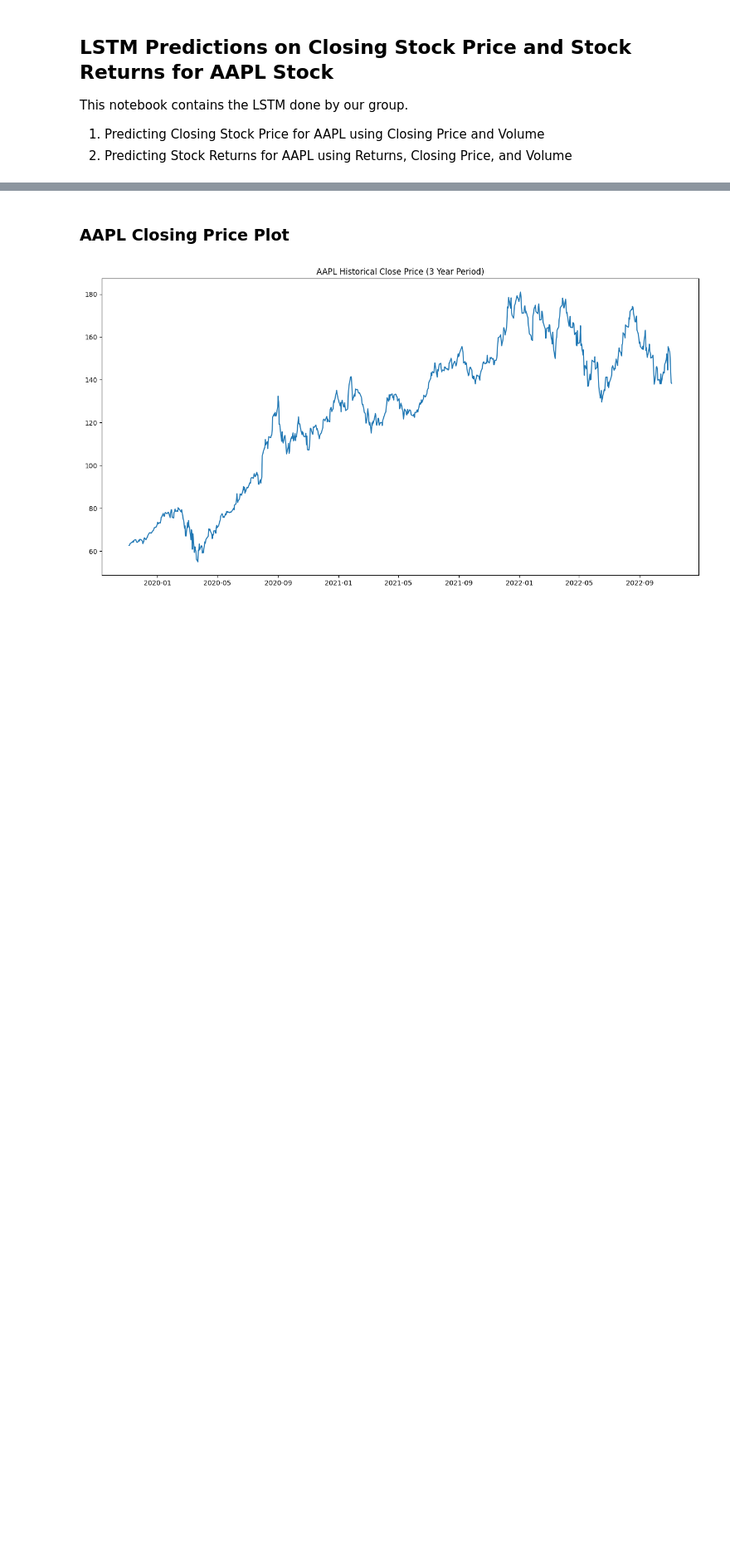
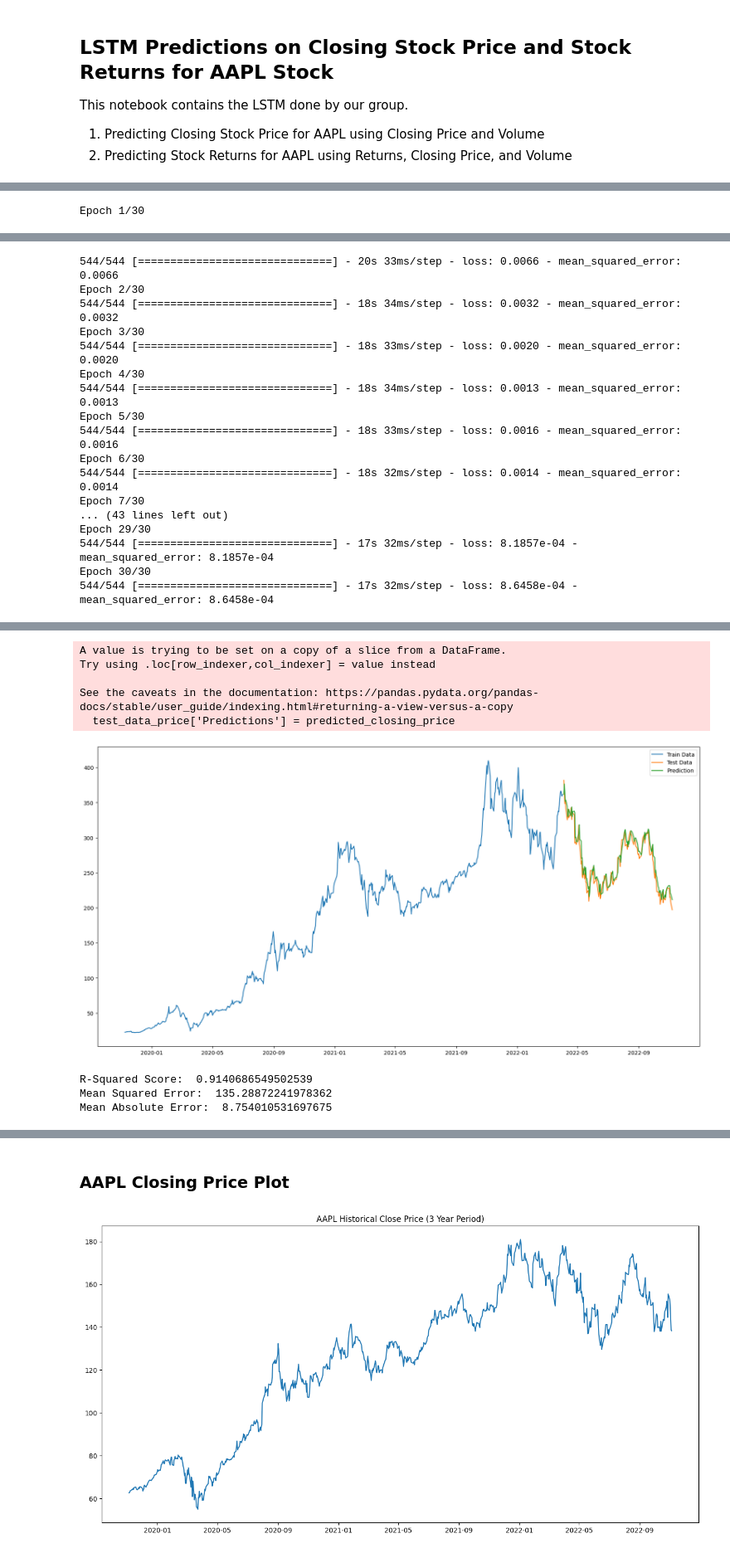
Before and after one commit to eltontay/Stock-Returns-Prediction-ML-Textual-Analysis, a Jupyter notebook: Data-Models/LSTM_Structured Data (Victor).ipynb, the cells around one changed output, grey strips where cells are left out. Shown at 83% size. Saved outputs shown, nothing was run; the diff lists cells and outputs as text; code cells hidden in the pictures; blank space fills up the shorter version.

```diff
--- a/Data-Models/LSTM_Structured Data (Victor).ipynb
+++ b/Data-Models/LSTM_Structured Data (Victor).ipynb
@@ -22,0 +168,4 @@ from sklearn.metrics import r2_score, mean_squared_error, mean_absolute_error
+# %%
+tsla_lstm_model_price = predictClosing(tsla_historical, 2, ['Close', 'Volume'])
+# %% [output]
+Epoch 1/30
@@ -22,0 +177,17 @@ from sklearn.metrics import r2_score, mean_squared_error, mean_absolute_error
+544/544 [==============================] - 20s 33ms/step - loss: 0.0066 - mean_squared_error: 0.0066
+Epoch 2/30
+544/544 [==============================] - 18s 34ms/step - loss: 0.0032 - mean_squared_error: 0.0032
+Epoch 3/30
+544/544 [==============================] - 18s 33ms/step - loss: 0.0020 - mean_squared_error: 0.0020
+Epoch 4/30
+544/544 [==============================] - 18s 34ms/step - loss: 0.0013 - mean_squared_error: 0.0013
+Epoch 5/30
+544/544 [==============================] - 18s 33ms/step - loss: 0.0016 - mean_squared_error: 0.0016
+Epoch 6/30
+544/544 [==============================] - 18s 32ms/step - loss: 0.0014 - mean_squared_error: 0.0014
+Epoch 7/30
+... (43 lines left out)
+Epoch 29/30
+544/544 [==============================] - 17s 32ms/step - loss: 8.1857e-04 - mean_squared_error: 8.1857e-04
+Epoch 30/30
+544/544 [==============================] - 17s 32ms/step - loss: 8.6458e-04 - mean_squared_error: 8.6458e-04
@@ -22,0 +198,9 @@ from sklearn.metrics import r2_score, mean_squared_error, mean_absolute_error
+A value is trying to be set on a copy of a slice from a DataFrame.
+Try using .loc[row_indexer,col_indexer] = value instead
+
+See the caveats in the documentation: https://pandas.pydata.org/pandas-docs/stable/user_guide/indexing.html#returning-a-view-versus-a-copy
+  test_data_price['Predictions'] = predicted_closing_price
+[figure, added]
+R-Squared Score:  0.9140686549502539
+Mean Squared Error:  135.28872241978362
+Mean Absolute Error:  8.754010531697675
```
Also changed, not shown: parts of 26 cells of this notebook.
